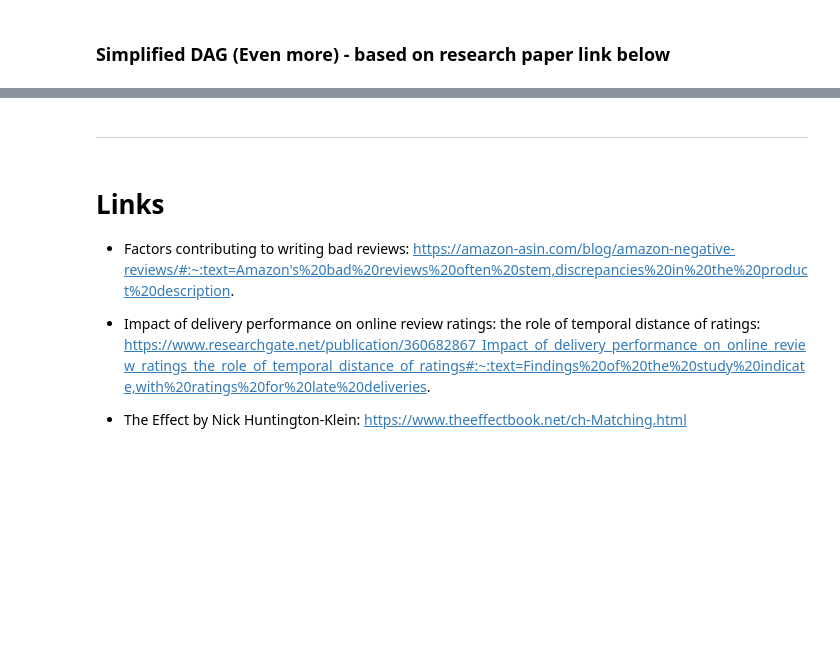
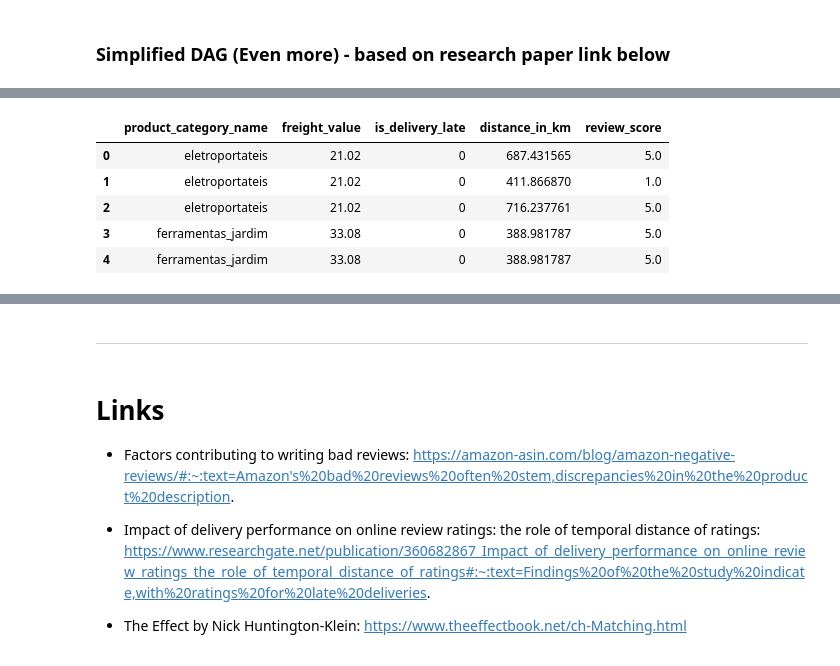
Before and after one commit to menni99/causal-attribution-analysis, a Jupyter notebook: resources/dev/analysis_v0.ipynb, the cells around one changed output, grey strips where cells are left out. Drawn from its saved outputs; the diff is of its cells as text; code cells hidden in the pictures; blank space fills up the shorter version.

```diff
--- a/resources/dev/analysis_v0.ipynb
+++ b/resources/dev/analysis_v0.ipynb
@@ -447,0 +444,37 @@ plt.show()
+# %%
+def haversine_distance_vectorized(lat1, lon1, lat2, lon2):
+    """takes two sets of tuples and calculates haversine distance to return distance in km"""
+    R = 6371  # Earth's radius in kilometers
+
+    # Convert decimal degrees to radians
+    lat1, lon1, lat2, lon2 = map(np.radians, [lat1, lon1, lat2, lon2])
+
+    # Haversine formula
+    dlat = lat2 - lat1
+    dlon = lon2 - lon1
+    a = np.sin(dlat/2)**2 + np.cos(lat1) * np.cos(lat2) * np.sin(dlon/2)**2
+    c = 2 * np.arctan2(np.sqrt(a), np.sqrt(1-a))
+    distance = R * c
+
+    return distance
+
+
+def apply_haversine_distance(df, lat1, lon1, lat2, lon2):
+    df['distance_in_km'] = haversine_distance_vectorized(df[lat1], df[lon1], df[lat2], df[lon2])
+    return df
+# %%
+olist_geolocation_df.drop_duplicates(subset='geolocation_zip_code_prefix', inplace=True)
+
+# merging to get latitude and longitude for seller
+df = df.merge(
+    olist_geolocation_df[['geolocation_zip_code_prefix', 'geolocation_lat', 'geolocation_lng']]\
+        .rename(columns={'geolocation_lat': 'seller_geolocation_lat', 'geolocation_lng': 'seller_geolocation_lng'}),
+          left_on='seller_zip_code_prefix', right_on='geolocation_zip_code_prefix', how='left'
+        )
+
+# merging to get latitude and longitude for customer
+df = df.merge(
+    olist_geolocation_df[['geolocation_zip_code_prefix', 'geolocation_lat', 'geolocation_lng']]\
+        .rename(columns={'geolocation_lat': 'customer_geolocation_lat', 'geolocation_lng': 'customer_geolocation_lng'}),
+          left_on='customer_zip_code_prefix', right_on='geolocation_zip_code_prefix', how='left'
+        )
@@ -447,0 +483,11 @@ plt.show()
+# %%
+columns = ['product_category_name', 'freight_value', 'is_delivery_late', 'distance_in_km', 'review_score']
+temp_df = df[columns]
+temp_df.head()
+# %% [output]
+|  | product_category_name | freight_value | is_delivery_late | distance_in_km | review_score |
+| 0 | eletroportateis | 21.02 | 0 | 687.431565 | 5.0 |
+| 1 | eletroportateis | 21.02 | 0 | 411.866870 | 1.0 |
+| 2 | eletroportateis | 21.02 | 0 | 716.237761 | 5.0 |
+| 3 | ferramentas_jardim | 33.08 | 0 | 388.981787 | 5.0 |
+| 4 | ferramentas_jardim | 33.08 | 0 | 388.981787 | 5.0 |
```
Also changed, not shown: parts of 19 cells of this notebook, 1 other file.
